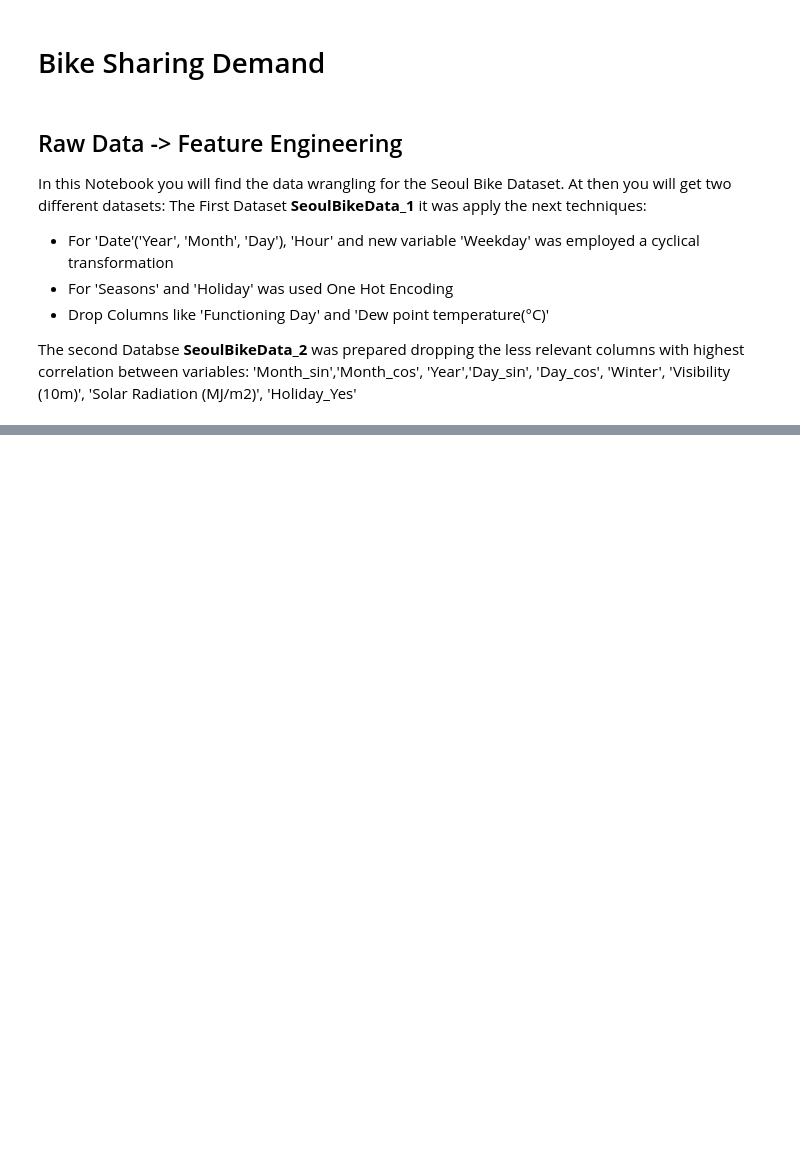
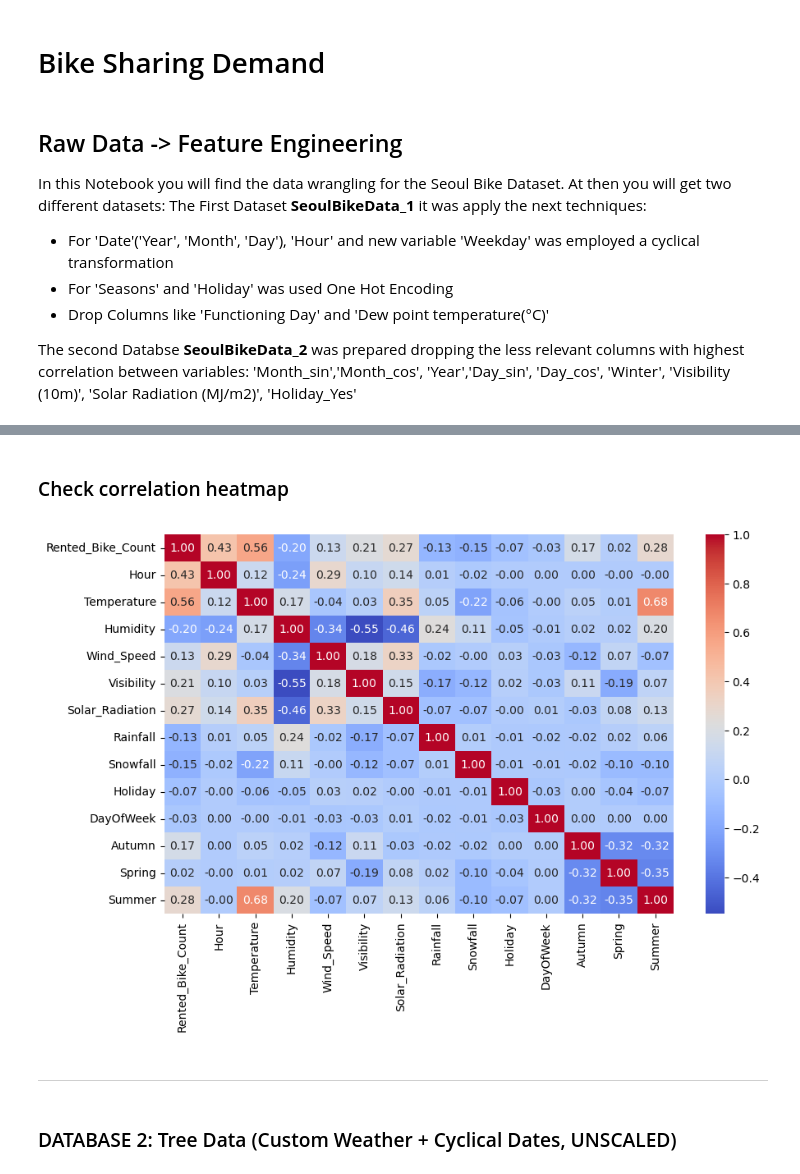
Before and after one commit to eymeklaus/Bike-Sharing-Demand, a Jupyter notebook: data_feature_engineering.ipynb, the cells around one changed output, grey strips where cells are left out. Drawn from its saved outputs; the diff is of its cells as text; code cells hidden in the pictures; blank space fills up the shorter version.

```diff
--- a/data_feature_engineering.ipynb
+++ b/data_feature_engineering.ipynb
@@ -255,0 +117,10 @@ Exported:
+# %%
+df1 = df.copy()
+# Convert text categories to 1s and 0s
+df1['Holiday'] = df1['Holiday'].map({'Holiday': 1, 'No Holiday': 0})
+
+df1 = pd.get_dummies(df1, columns=['Seasons'], drop_first=False, dtype=int)
+
+df1 = df1.drop(['Weather_Condition','Dew_Point', 'Seasons_Winter'], axis=1) #month, day of week to stay
+
+df1.rename(columns= {'Seasons_Autumn':'Autumn', 'Seasons_Spring': 'Spring', 'Seasons_Summer': 'Summer'}, inplace=True) #better to drop winter than autumn
@@ -255,0 +150,19 @@ Exported:
+# %% [markdown]
+### Check correlation heatmap
+# %%
+plt.figure(figsize=(10,6))
+
+sns.heatmap(
+    df1.corr(),
+    annot=True,
+    cmap="coolwarm",
+    fmt=".2f"
+)
+
+plt.show()
+# %% [output]
+[figure, added]
+# %% [markdown]
+---
+# %% [markdown]
+ ### DATABASE 2: Tree Data (Custom Weather + Cyclical Dates, UNSCALED)
```
Also changed, not shown: parts of 58 cells of this notebook, 15 other files.
